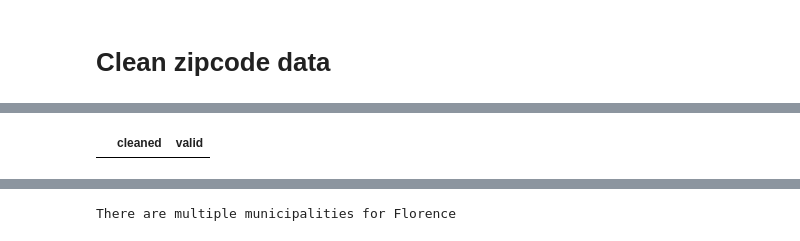
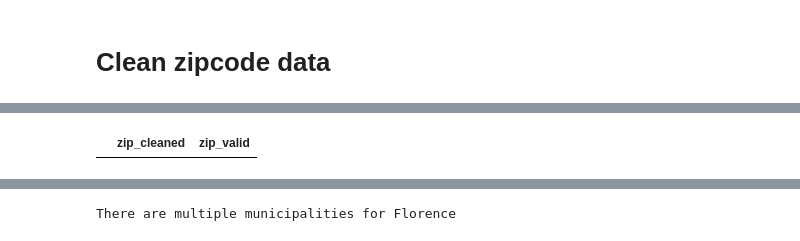
Before and after one commit to massenergize/rad, a Jupyter notebook: merge-data.ipynb, the cells around one changed output, grey strips where cells are left out. Drawn from its saved outputs; the diff is of its cells as text; code cells hidden in the pictures.

```diff
--- a/merge-data.ipynb
+++ b/merge-data.ipynb
@@ -216,16 +218,14 @@ def clean_zipcodes(zip_series):
   #The extract function will match this pattern, and extract the zip5 group into column 0 and the zip4 group into column 1.  NaN if group is not present or pattern isn't matched.
   res = zip_series.astype(str).str.strip().str.extract(valid_zipcode_regex)
 
-  cleaned_zipcode_series = \
-                            res[0].str.zfill(5)\
-                            .str.cat(res[1], sep="-", na_rep="")\
-                            .str.rstrip("-")
+  cleaned_zipcode_series = res[0].str.zfill(5).fillna('')
+  cleaned_zip4_series = res[1].fillna('')
 
   valid_zipcode_series = cleaned_zipcode_series.str.match(valid_zipcode_regex)
 
   #Replace invalid value rows with original inputs
   cleaned_zipcode_series.loc[~valid_zipcode_series] = zip_series[~valid_zipcode_series]
-  return pd.DataFrame(data={"cleaned": cleaned_zipcode_series, "valid": valid_zipcode_series})
+  return pd.DataFrame(data={"zip_cleaned": cleaned_zipcode_series, "zip4_cleaned": cleaned_zip4_series, "zip_valid": valid_zipcode_series})
 # %%
 z_df = clean_zipcodes(pathalogical_test_case)
 # %%
@@ -279,5 +328,5 @@ x[~x.valid]
 # %%
 y = clean_zipcodes(df_pv['Zip'])
-y[~y.valid]
+y[~y.zip_valid]
 # %% [output]
-|  | cleaned | valid |
+|  | zip_cleaned | zip_valid |
```
Also changed, not shown: parts of 14 cells of this notebook.
